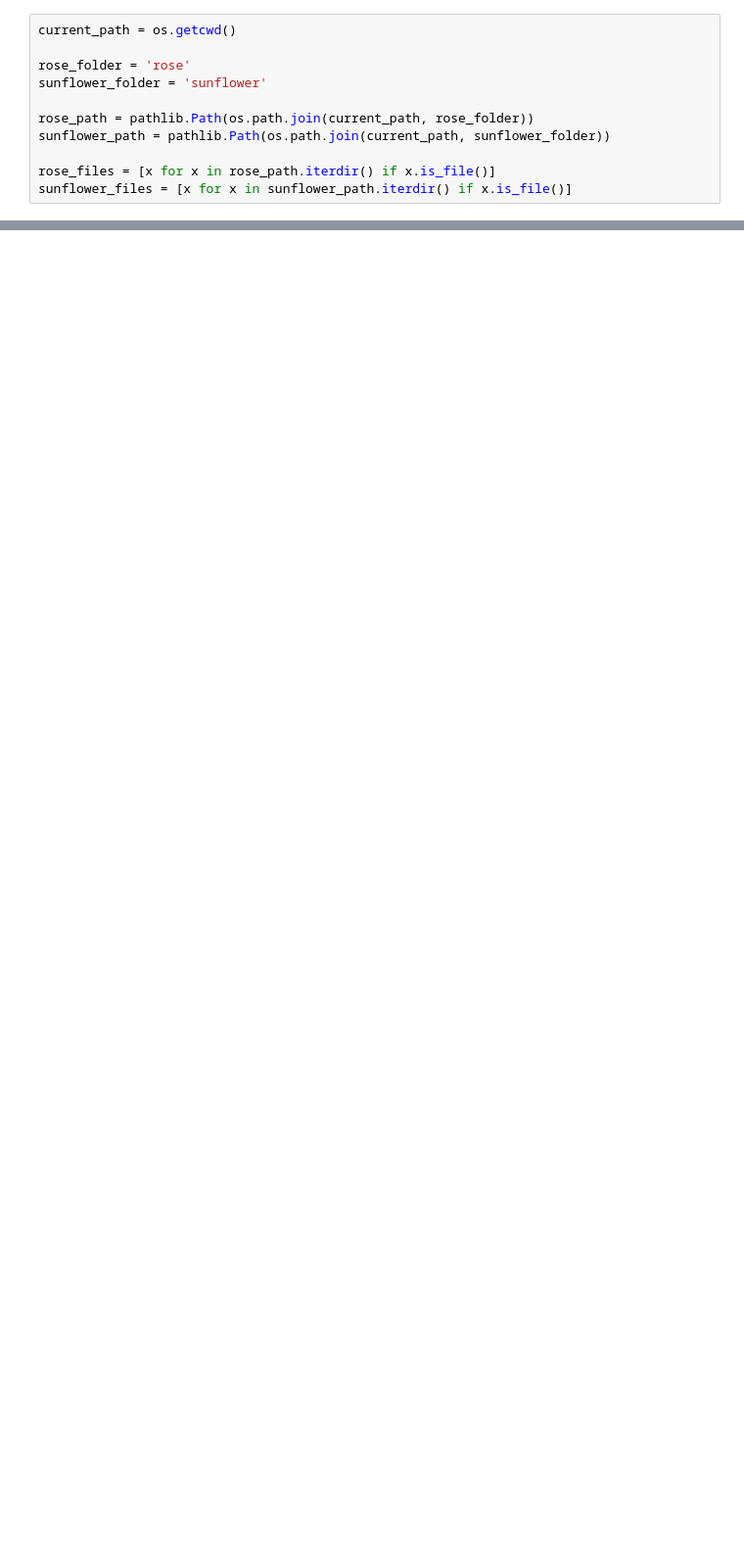
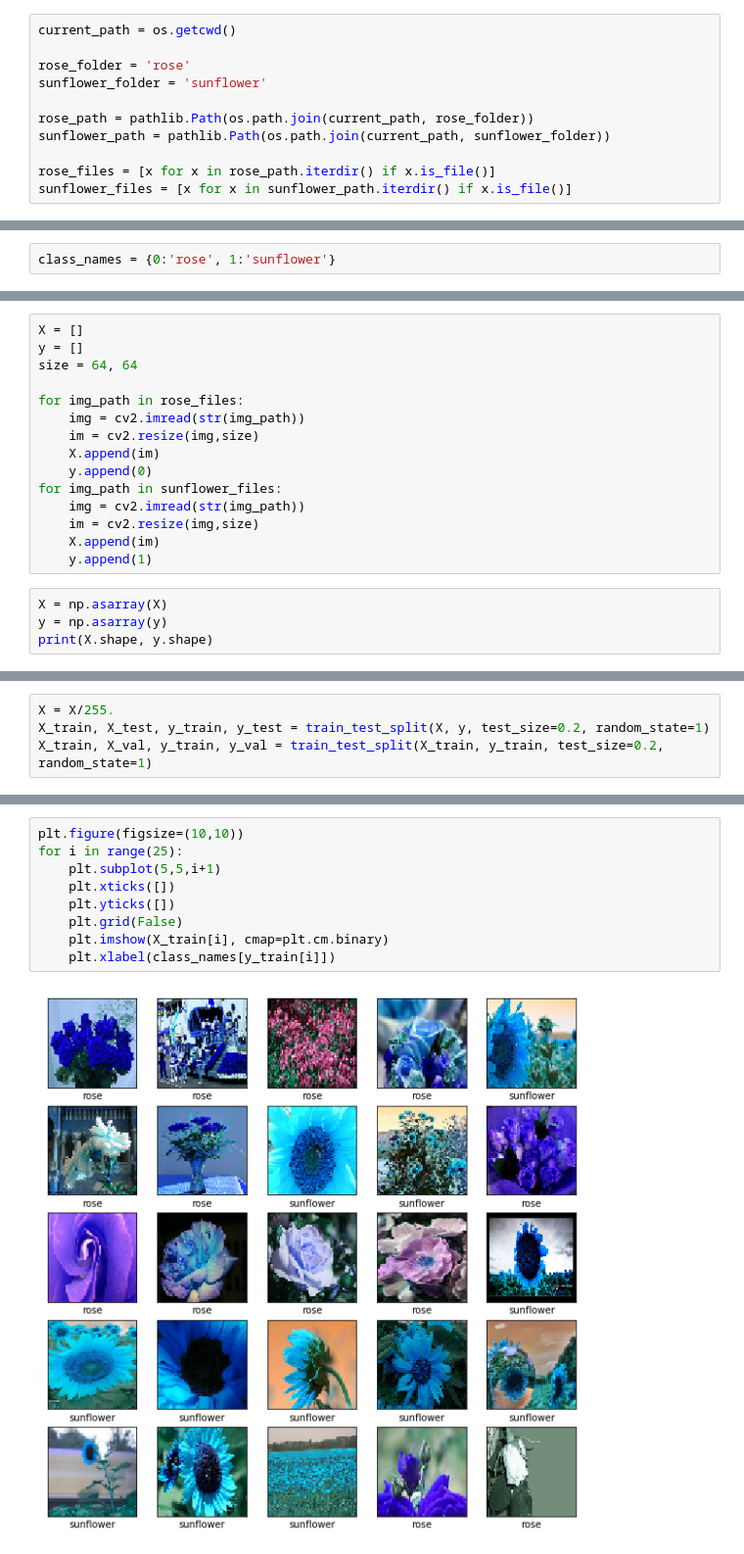
Before and after one commit to minzhou1003/deep-learning-miniproject, a Jupyter notebook: flower_recognition_using_deep_learning.ipynb, the cells around one changed output, grey strips where cells are left out. Shown at 98% size. Drawn from its saved outputs; the diff is of its cells as text; blank space fills up the shorter version.

```diff
--- a/flower_recognition_using_deep_learning.ipynb
+++ b/flower_recognition_using_deep_learning.ipynb
@@ -25,0 +24,2 @@ for img_path in rose_files:
+# %%
+class_names = {0:'rose', 1:'sunflower'}
@@ -25,0 +39,19 @@ for img_path in rose_files:
+# %%
+X = []
+y = []
+size = 64, 64
+
+for img_path in rose_files:
+    img = cv2.imread(str(img_path))
+    im = cv2.resize(img,size)
+    X.append(im)
+    y.append(0)
+for img_path in sunflower_files:
+    img = cv2.imread(str(img_path))
+    im = cv2.resize(img,size)
+    X.append(im)
+    y.append(1)
+# %%
+X = np.asarray(X)
+y = np.asarray(y)
+print(X.shape, y.shape)
@@ -25,0 +60,4 @@ for img_path in rose_files:
+# %%
+X = X/255.
+X_train, X_test, y_train, y_test = train_test_split(X, y, test_size=0.2, random_state=1)
+X_train, X_val, y_train, y_val = train_test_split(X_train, y_train, test_size=0.2, random_state=1)
@@ -25,0 +80,11 @@ for img_path in rose_files:
+# %%
+plt.figure(figsize=(10,10))
+for i in range(25):
+    plt.subplot(5,5,i+1)
+    plt.xticks([])
+    plt.yticks([])
+    plt.grid(False)
+    plt.imshow(X_train[i], cmap=plt.cm.binary)
+    plt.xlabel(class_names[y_train[i]])
+# %% [output]
+[figure, added]
```
Also changed, not shown: parts of 9 cells of this notebook.
